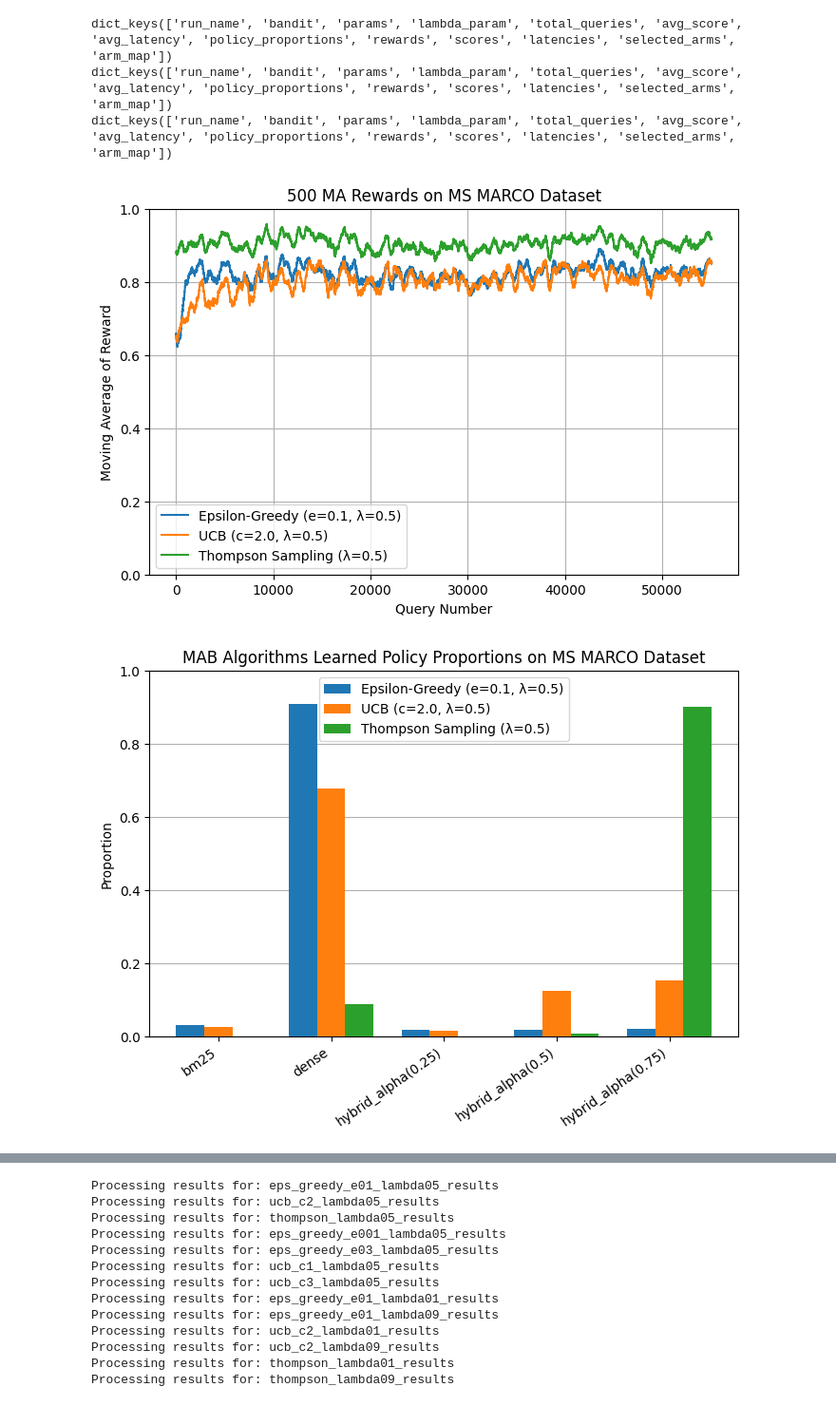
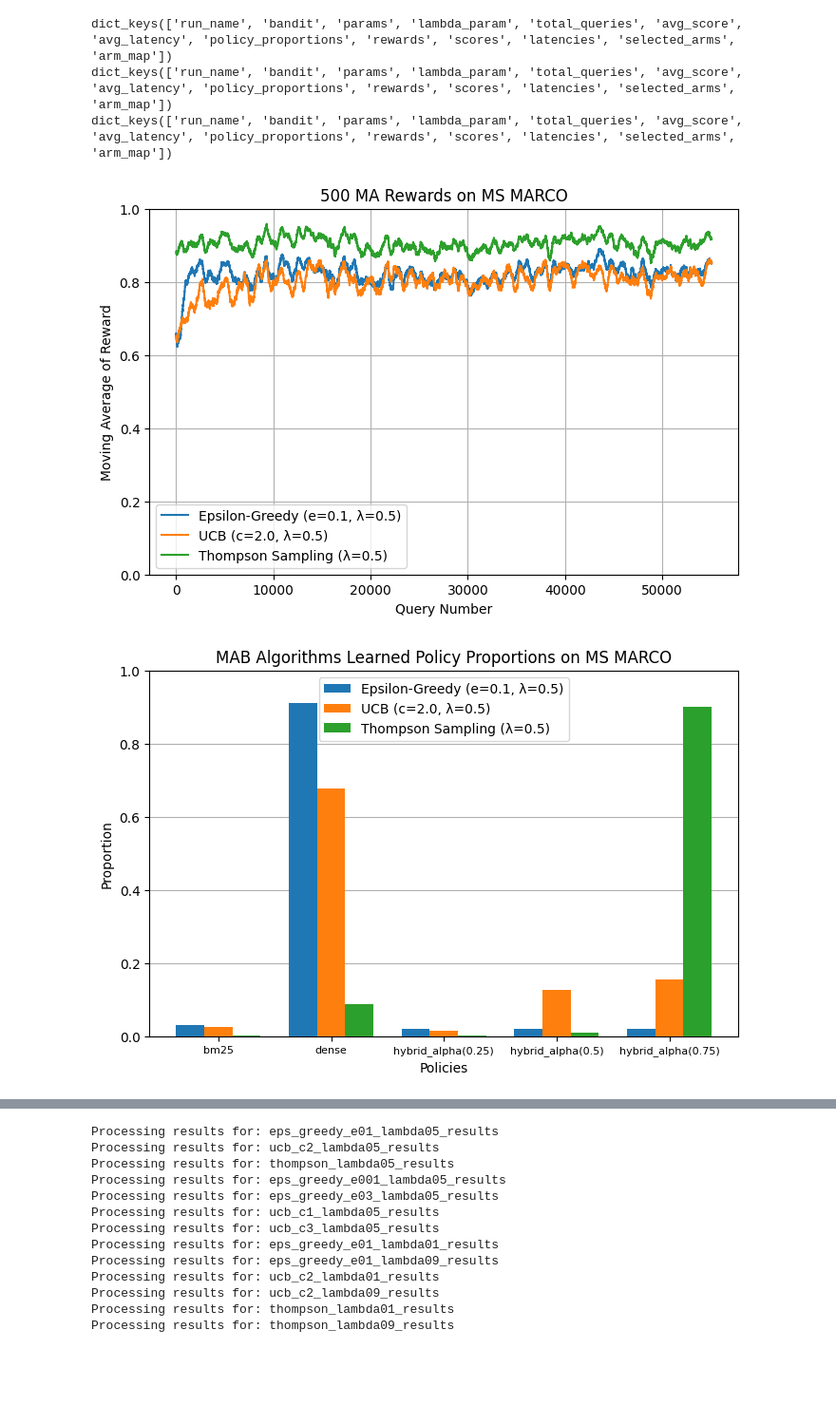
Before and after one commit to zzhenjie01/dsa4213-ay2526-group41, a Jupyter notebook: src/visualization_msmarco.ipynb, the cells around one changed output, grey strips where cells are left out. Shown at 95% size. Saved outputs shown, nothing was run; the diff lists cells and outputs as text; code cells hidden in the pictures; blank space fills up the shorter version.

Commit message:
Adjust the plots so that their dimensions are same to fit in report

```diff
--- a/src/visualization_msmarco.ipynb
+++ b/src/visualization_msmarco.ipynb
@@ -38,7 +38,7 @@ plt.figure(figsize=(8, 5))
 plt.plot(eps_greedy_e01_lambda05_ma, label='Epsilon-Greedy (e=0.1, λ=0.5)')
 plt.plot(ucb_c2_lambda05_ma, label='UCB (c=2.0, λ=0.5)')
 plt.plot(thompson_lambda05_ma, label='Thompson Sampling (λ=0.5)')
-plt.title(f'{WINDOW_SIZE} MA Rewards on MS MARCO Dataset')
+plt.title(f'{WINDOW_SIZE} MA Rewards on MS MARCO')
 plt.xlabel('Query Number')
 plt.ylabel('Moving Average of Reward')
 plt.ylim(0, 1)
@@ -55,40 +55,41 @@ plt.savefig(
 # Show the plot
 plt.show()
 # %% [output]
-[figure, old version]
+[figure, new version]
 # %%
 # Plot the policy proportions
 eps_greedy_e01_lambda05_prop = eps_greedy_e01_lambda05_results['policy_proportions']
 ucb_c2_lambda05_prop = ucb_c2_lambda05_results['policy_proportions']
 thompson_lambda05_prop = thompson_lambda05_results['policy_proportions']
 
 # Plot the proportions on a grouped bar chart
 policies = list(eps_greedy_e01_lambda05_prop.keys())
 x = np.arange(len(policies))
 width = 0.25
 
 plt.figure(figsize=(8, 5))
 plt.bar(x - width, eps_greedy_e01_lambda05_prop.values(), width, label='Epsilon-Greedy (e=0.1, λ=0.5)', zorder=3)
 plt.bar(x, ucb_c2_lambda05_prop.values(), width, label='UCB (c=2.0, λ=0.5)', zorder=3)
 plt.bar(x + width, thompson_lambda05_prop.values(), width, label='Thompson Sampling (λ=0.5)', zorder=3)
-plt.xticks(x, policies, rotation=35, ha='right')
+plt.xticks(x, policies, fontsize=8)
+plt.xlabel('Policies')
 plt.ylabel('Proportion')
-plt.title('MAB Algorithms Learned Policy Proportions on MS MARCO Dataset')
+plt.title('MAB Algorithms Learned Policy Proportions on MS MARCO')
 plt.ylim(0, 1)
 plt.grid(axis='y', zorder=0)
 plt.legend()
 
 # Save the plot
 plt.savefig(
     os.path.join(IMAGES_DIR, f'{DATASET_NAME}_mab_base_config_policy_proportions.png'),
     bbox_inches='tight',
     dpi=300
 )
 
 # Show the plot
 plt.show()
 # %% [output]
-[figure, old version]
+[figure, new version]
 # %%
 eps_greedy_e001_lambda05_path = "../results/EpsilonGreedy_e=0.01_lambda=0.5_metric=recall_seed=42_dataset=ms_marco.json"
 eps_greedy_e03_lambda05_path = "../results/EpsilonGreedy_e=0.3_lambda=0.5_metric=recall_seed=42_dataset=ms_marco.json"
```
Also changed, not shown: parts of 8 cells of this notebook, 22 other files.
